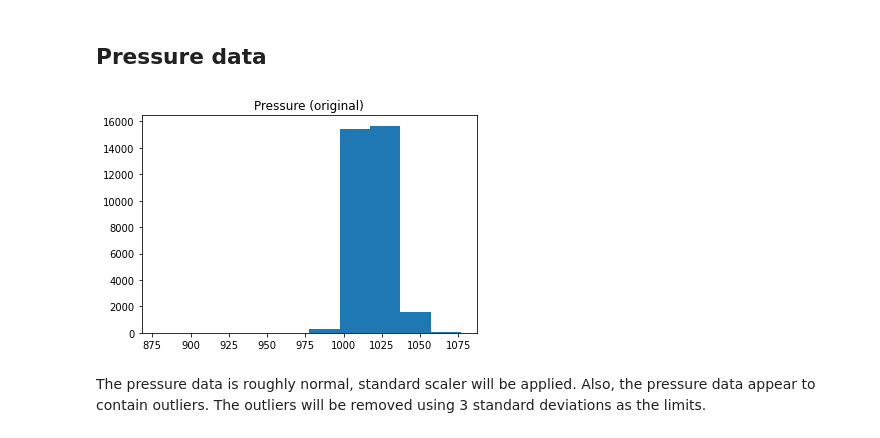
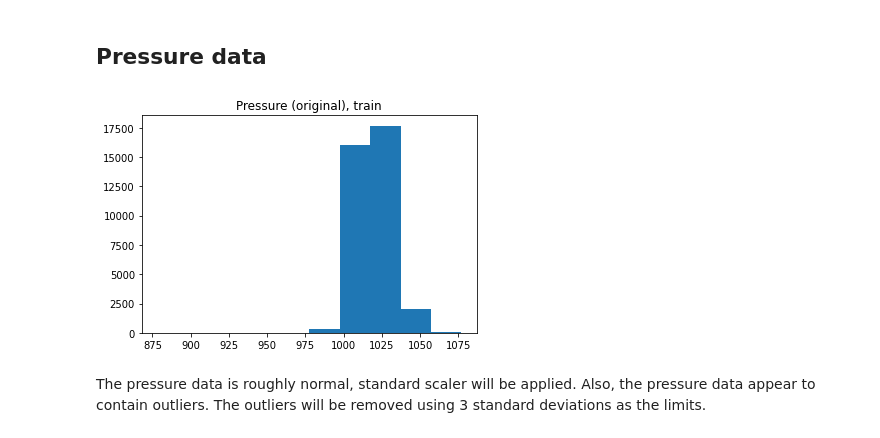
Before and after one commit to gt2199/Capstone-Two, a Jupyter notebook: notebooks/data_preprocessing.ipynb, the cells around one changed output. Cells and saved outputs as stored; diff of their text form; code cells hidden in the pictures.

```diff
--- a/notebooks/data_preprocessing.ipynb
+++ b/notebooks/data_preprocessing.ipynb
@@ -87,2 +92,5 @@ data_test = data_test.copy()
+# %%
+data_train = data.loc[:'2016']
+data_test = data.loc['2017']
 # %% [markdown]
 # Standardization
@@ -103,5 +102,0 @@ The distribution of energy is skewed normal, standard scaler will be used.
-# %%
-scaler = StandardScaler()
-scaler.fit(data_train[['energy']])
-data_trasformed = scaler.transform(data_train[['energy']])
-data_train['n_energy'] = data_trasformed
@@ -124,5 +113,3 @@ The humidity measurement is typically between 0 to 100%. Thus, there is no outli
 # %%
 scaler = MinMaxScaler()
 scaler.fit(data_train[['humidity']])
-data_trasformed = scaler.transform(data_train[['humidity']])
-data_train['n_humidity'] = data_trasformed
@@ -134,0 +118,3 @@ plt.show()
+# %%
+data_trasformed_train = scaler.transform(data_train[['humidity']])
+data_train['n_humidity'] = data_trasformed_train
@@ -136,10 +141,10 @@ plt.show()
 ## Pressure data
 # %%
 plt.hist(data_train['pressure'])
-plt.title('Pressure (original)')
+plt.title('Pressure (original), train')
 plt.show()
 # %% [output]
-[figure, old version]
+[figure, new version]
 # %% [markdown]
 The pressure data is roughly normal, standard scaler will be applied. Also, the pressure data appear to contain outliers. The outliers will be removed using 3 standard deviations as the limits.
 # %%
```
Also changed, not shown: parts of 54 cells of this notebook, 3 other files.
